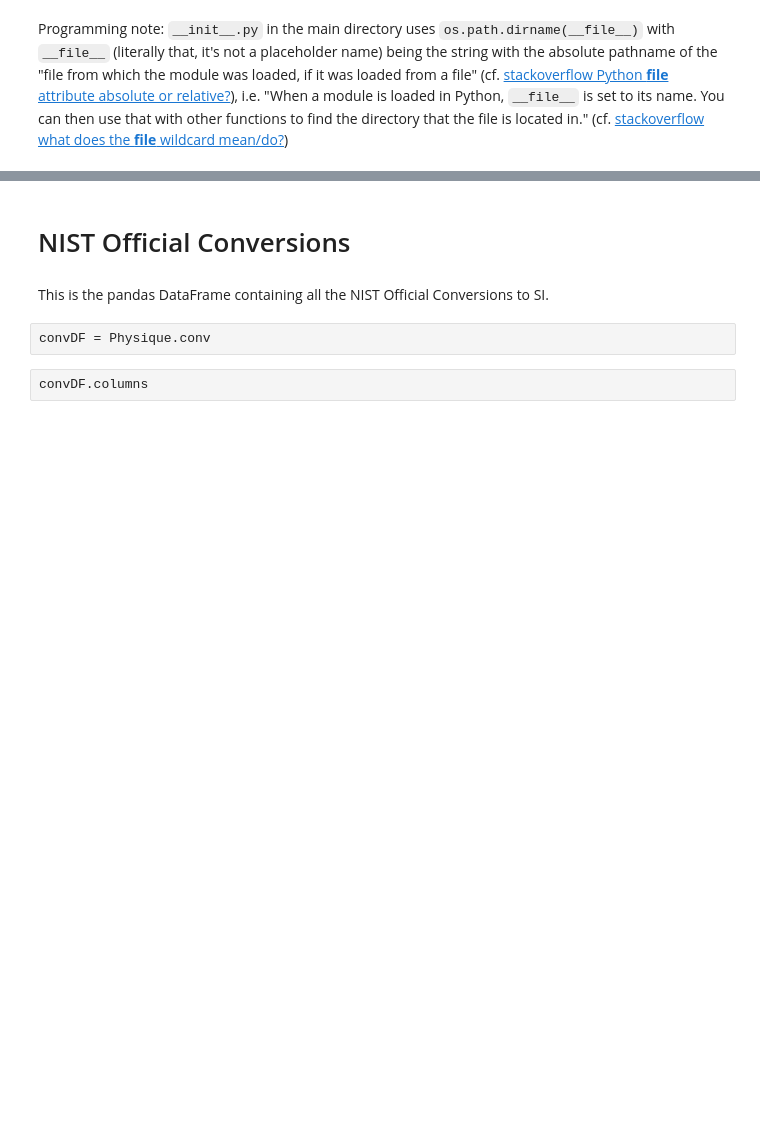
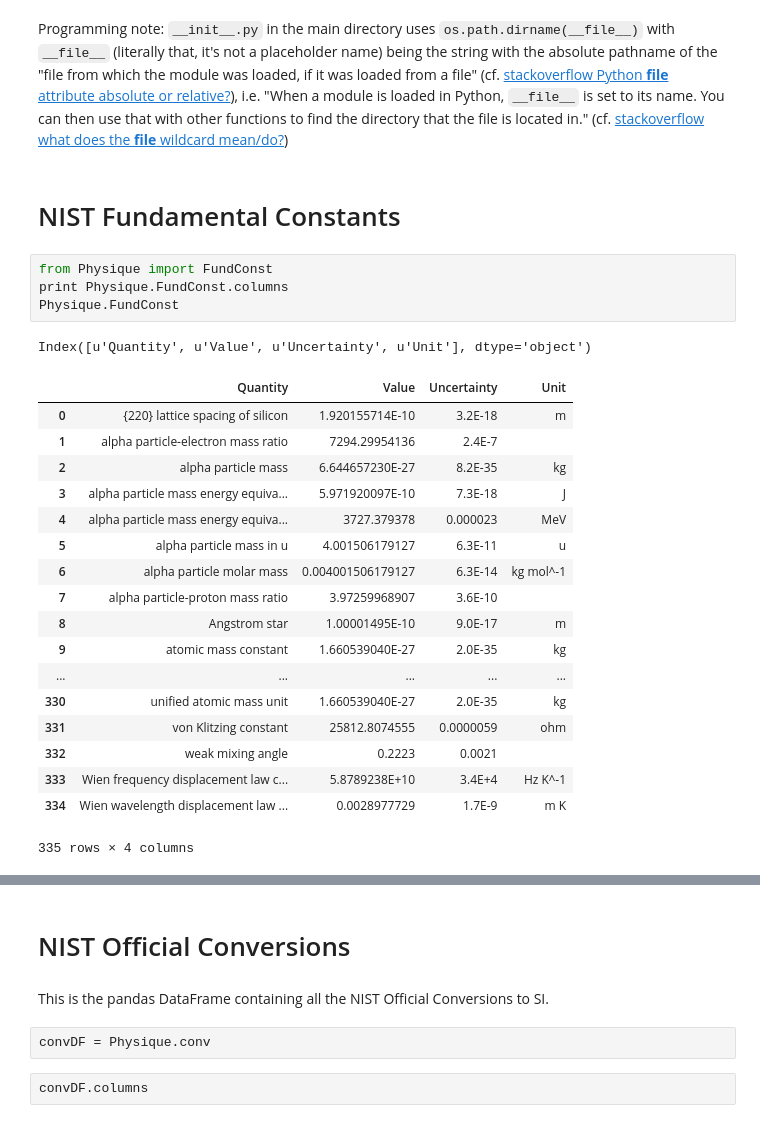
Before and after one commit to rddaz2013/Propulsion, a Jupyter notebook: Physique/Physique_jupyter.ipynb, the cells around one changed output, grey strips where cells are left out. Saved outputs shown, nothing was run; the diff lists cells and outputs as text; blank space fills up the shorter version.

Commit message:
Added note on Fundamental Constants from NIST

```diff
--- a/Physique/Physique_jupyter.ipynb
+++ b/Physique/Physique_jupyter.ipynb
@@ -18,2 +22,28 @@ Physique/rawdata/
 # %% [markdown]
 Programming note: `__init__.py` in the main directory uses `os.path.dirname(__file__)` with `__file__` (literally that, it's not a placeholder name) being the string with the absolute pathname of the "file from which the module was loaded, if it was loaded from a file" (cf. [stackoverflow  Python __file__ attribute absolute or relative?](http://stackoverflow.com/questions/7116889/python-file-attribute-absolute-or-relative)), i.e. "When a module is loaded in Python, `__file__` is set to its name. You can then use that with other functions to find the directory that the file is located in." (cf. [stackoverflow  what does the __file__ wildcard mean/do?](http://stackoverflow.com/questions/9271464/what-does-the-file-wildcard-mean-do/9271617))
+# %% [markdown]
+# NIST Fundamental Constants
+# %%
+from Physique import FundConst
+print Physique.FundConst.columns
+Physique.FundConst
+# %% [output]
+Index([u'Quantity', u'Value', u'Uncertainty', u'Unit'], dtype='object')
+|  | Quantity | Value | Uncertainty | Unit |
+| 0 | {220} lattice spacing of silicon | 1.920155714E-10 | 3.2E-18 | m |
+| 1 | alpha particle-electron mass ratio | 7294.29954136 | 2.4E-7 |  |
+| 2 | alpha particle mass | 6.644657230E-27 | 8.2E-35 | kg |
+| 3 | alpha particle mass energy equiva... | 5.971920097E-10 | 7.3E-18 | J |
+| 4 | alpha particle mass energy equiva... | 3727.379378 | 0.000023 | MeV |
+| 5 | alpha particle mass in u | 4.001506179127 | 6.3E-11 | u |
+| 6 | alpha particle molar mass | 0.004001506179127 | 6.3E-14 | kg mol^-1 |
+| 7 | alpha particle-proton mass ratio | 3.97259968907 | 3.6E-10 |  |
+| 8 | Angstrom star | 1.00001495E-10 | 9.0E-17 | m |
+| 9 | atomic mass constant | 1.660539040E-27 | 2.0E-35 | kg |
+| ... | ... | ... | ... | ... |
+| 330 | unified atomic mass unit | 1.660539040E-27 | 2.0E-35 | kg |
+| 331 | von Klitzing constant | 25812.8074555 | 0.0000059 | ohm |
+| 332 | weak mixing angle | 0.2223 | 0.0021 |  |
+| 333 | Wien frequency displacement law c... | 5.8789238E+10 | 3.4E+4 | Hz K^-1 |
+| 334 | Wien wavelength displacement law ... | 0.0028977729 | 1.7E-9 | m K |
+335 rows × 4 columns
```
Also changed, not shown: parts of 9 cells of this notebook.
